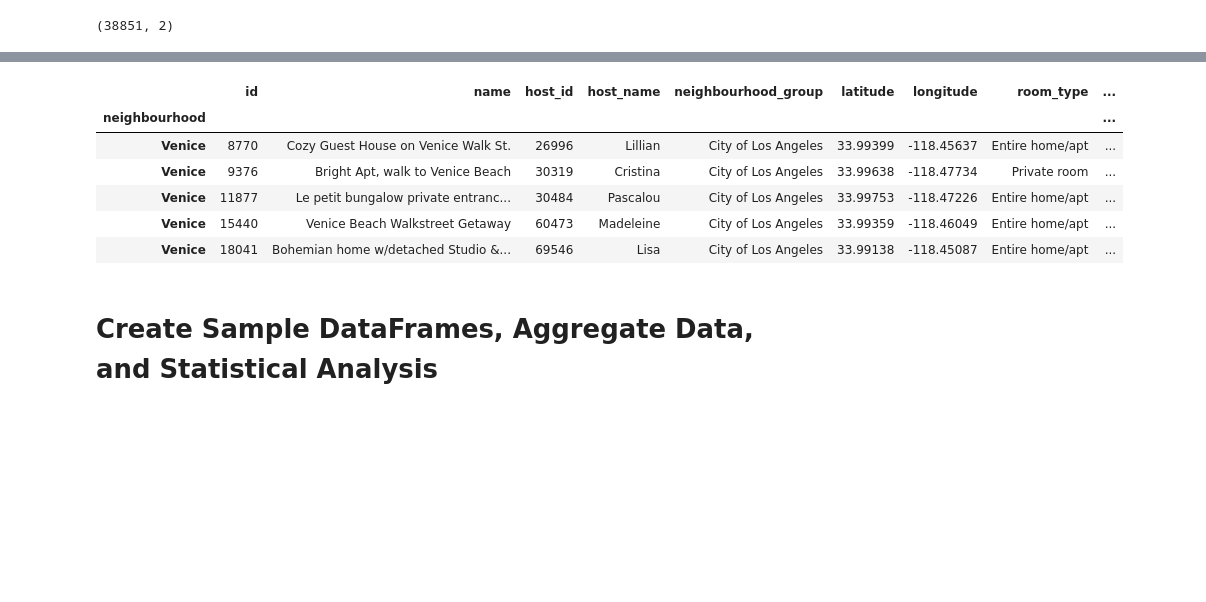
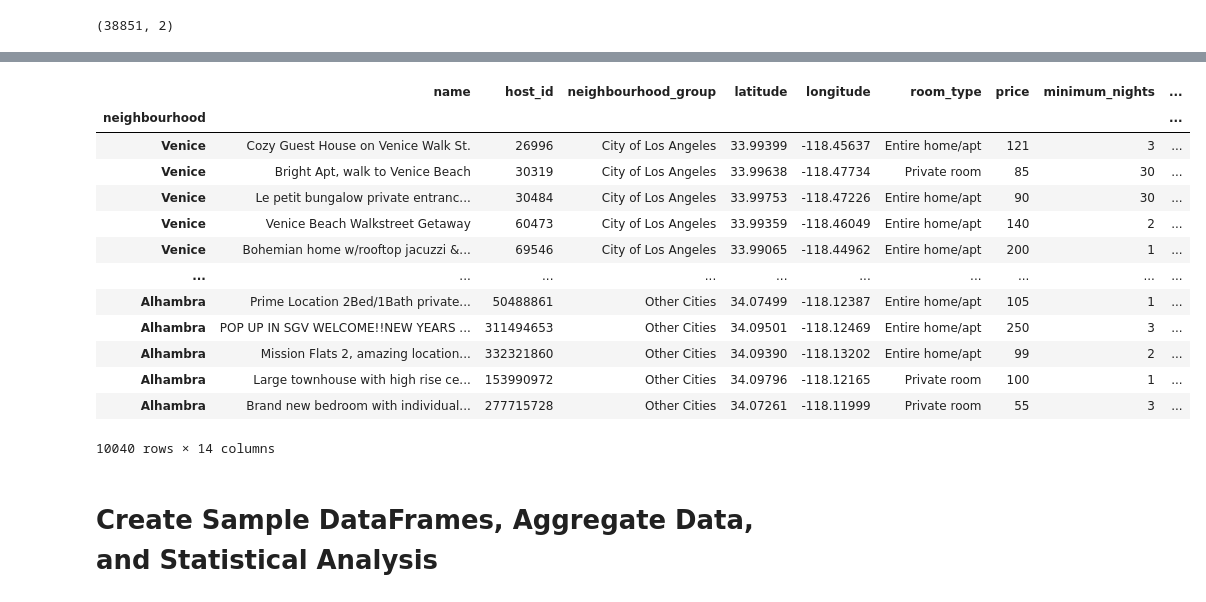
Before and after one commit to ObliviousCloud/february2020_airbnb_prices, a Jupyter notebook: LA Airbnb Listings 02_13_2020.ipynb, the cells around one changed output, grey strips where cells are left out. Saved outputs shown, nothing was run; the diff lists cells and outputs as text; code cells hidden in the pictures; blank space fills up the shorter version.

```diff
--- a/LA Airbnb Listings 02_13_2020.ipynb
+++ b/LA Airbnb Listings 02_13_2020.ipynb
@@ -92,0 +341,4 @@ exp_nbh.shape
+# %%
+df = feb.drop(columns = ['id', 'host_name'])
+# %%
+df['description']=df['name'].map(str).apply(len)
@@ -92,0 +449,3 @@ exp_nbh.shape
+# %%
+#There are some outliers with more than 30 days. Lets set a cap to normalize the data
+df.loc[(df['minimum_nights']>30), 'minimum_nights']=30
@@ -92,0 +513,4 @@ exp_nbh.shape
+# %%
+#Lets drop some columns that aren't critical to our future model
+#df.drop(['name', 'last_review', 'latitude', 'longitude'], axis=1, inplace=True)
+df.drop('host_id', axis=1, inplace=True)
@@ -114,13 +1061,20 @@ df_nbh.shape
 # %%
-df_nbh.head()
+df_nbh
 # %% [output]
-|  | id | name | host_id | host_name | neighbourhood_group | latitude | longitude | room_type | ... |
+|  | name | host_id | neighbourhood_group | latitude | longitude | room_type | price | minimum_nights | ... |
 | neighbourhood |  |  |  |  |  |  |  |  | ... |
-| Venice | 8770 | Cozy Guest House on Venice Walk St. | 26996 | Lillian | City of Los Angeles | 33.99399 | -118.45637 | Entire home/apt | ... |
-| Venice | 9376 | Bright Apt, walk to Venice Beach | 30319 | Cristina | City of Los Angeles | 33.99638 | -118.47734 | Private room | ... |
-| Venice | 11877 | Le petit bungalow private entranc... | 30484 | Pascalou | City of Los Angeles | 33.99753 | -118.47226 | Entire home/apt | ... |
-| Venice | 15440 | Venice Beach Walkstreet Getaway | 60473 | Madeleine | City of Los Angeles | 33.99359 | -118.46049 | Entire home/apt | ... |
-| Venice | 18041 | Bohemian home w/detached Studio &... | 69546 | Lisa | City of Los Angeles | 33.99138 | -118.45087 | Entire home/apt | ... |
+| Venice | Cozy Guest House on Venice Walk St. | 26996 | City of Los Angeles | 33.99399 | -118.45637 | Entire home/apt | 121 | 3 | ... |
+| Venice | Bright Apt, walk to Venice Beach | 30319 | City of Los Angeles | 33.99638 | -118.47734 | Private room | 85 | 30 | ... |
+| Venice | Le petit bungalow private entranc... | 30484 | City of Los Angeles | 33.99753 | -118.47226 | Entire home/apt | 90 | 30 | ... |
+| Venice | Venice Beach Walkstreet Getaway | 60473 | City of Los Angeles | 33.99359 | -118.46049 | Entire home/apt | 140 | 2 | ... |
+| Venice | Bohemian home w/rooftop jacuzzi &... | 69546 | City of Los Angeles | 33.99065 | -118.44962 | Entire home/apt | 200 | 1 | ... |
+| ... | ... | ... | ... | ... | ... | ... | ... | ... | ... |
+| Alhambra | Prime Location 2Bed/1Bath private... | 50488861 | Other Cities | 34.07499 | -118.12387 | Entire home/apt | 105 | 1 | ... |
+| Alhambra | POP UP IN SGV WELCOME!!NEW YEARS ... | 311494653 | Other Cities | 34.09501 | -118.12469 | Entire home/apt | 250 | 3 | ... |
+| Alhambra | Mission Flats 2, amazing location... | 332321860 | Other Cities | 34.09390 | -118.13202 | Entire home/apt | 99 | 2 | ... |
+| Alhambra | Large townhouse with high rise ce... | 153990972 | Other Cities | 34.09796 | -118.12165 | Private room | 100 | 1 | ... |
+| Alhambra | Brand new bedroom with individual... | 277715728 | Other Cities | 34.07261 | -118.11999 | Private room | 55 | 3 | ... |
+10040 rows × 14 columns
 # %% [markdown]
 # Create Sample DataFrames, Aggregate Data, and Statistical Analysis
 # %%
```
Also changed, not shown: parts of 128 cells of this notebook, 2 other files.
